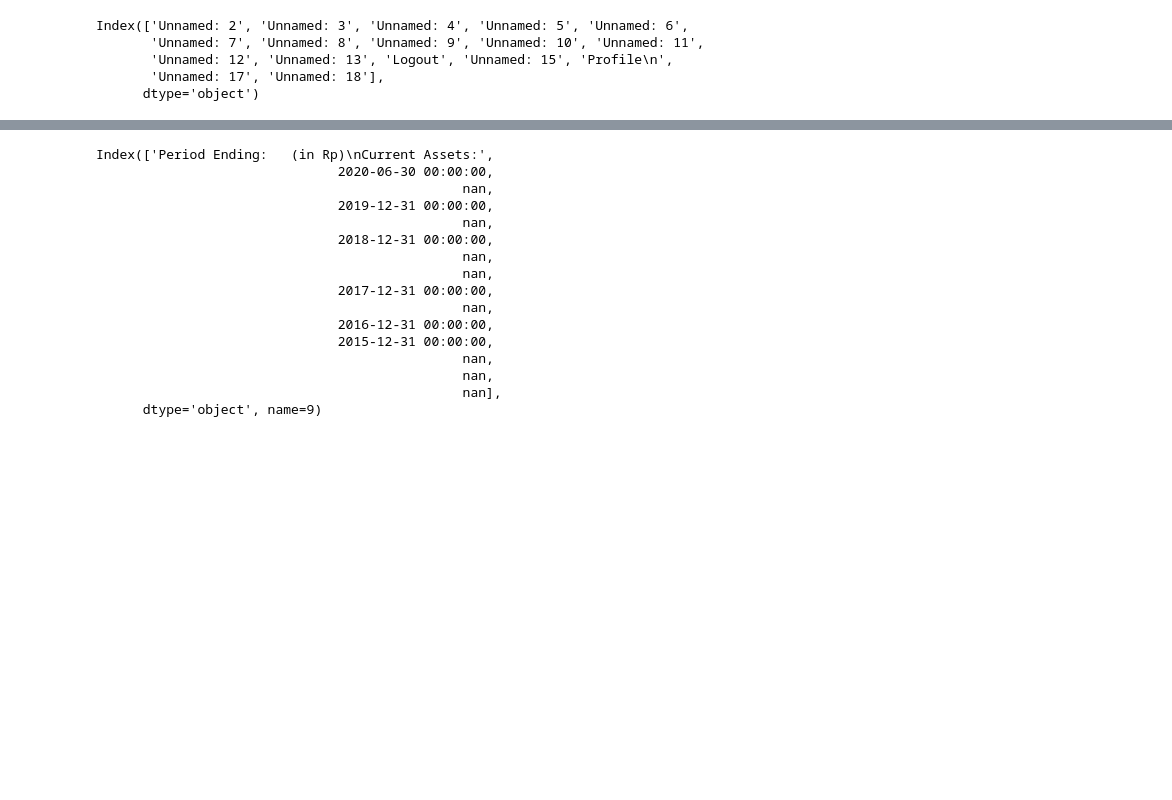
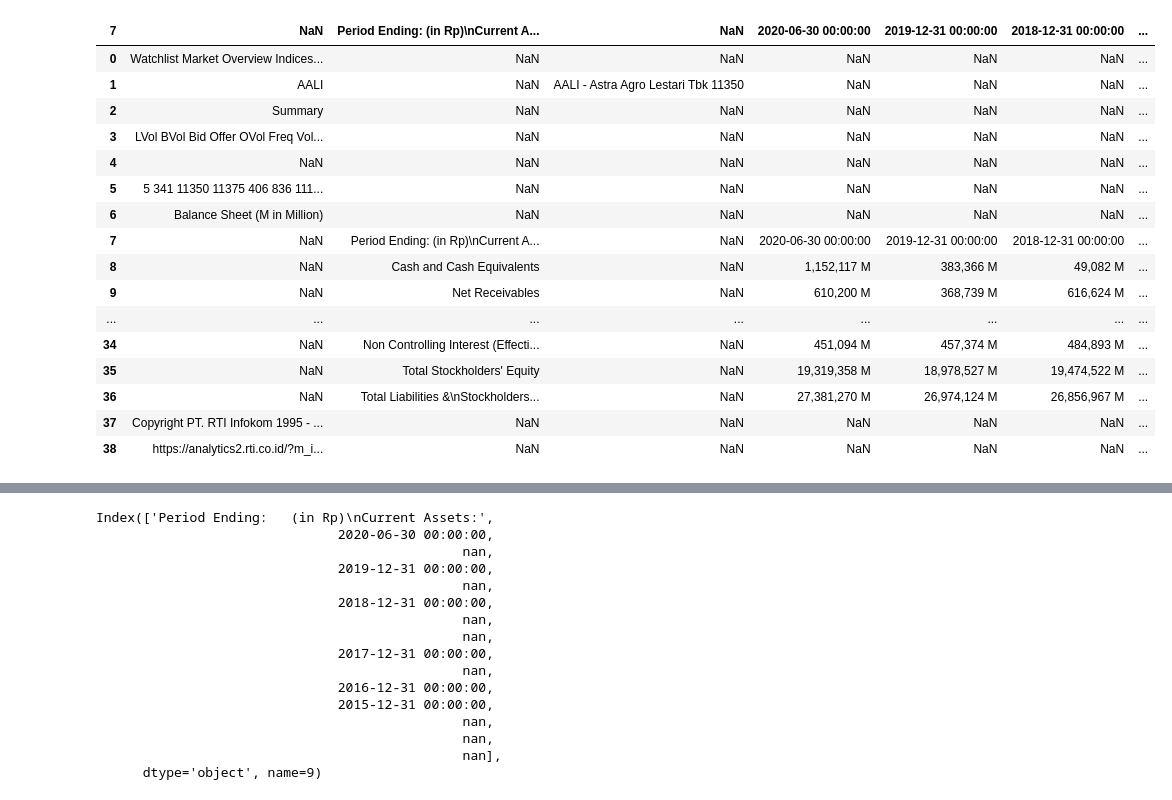
Before and after one commit to NikkiSatmaka/saham_indo_fs, a Jupyter notebook: Untitled.ipynb, the cells around one changed output, grey strips where cells are left out. Drawn from its saved outputs; the diff is of its cells as text; code cells hidden in the pictures; blank space fills up the shorter version.

```diff
--- a/Untitled.ipynb
+++ b/Untitled.ipynb
@@ -18,8 +8,22 @@ abba_bs.drop(columns=abba_bs.columns[1:3], inplace=True)
-# %%
-abba_bs.columns[1:3]
-# %% [output]
-Index(['Unnamed: 2', 'Unnamed: 3', 'Unnamed: 4', 'Unnamed: 5', 'Unnamed: 6',
-       'Unnamed: 7', 'Unnamed: 8', 'Unnamed: 9', 'Unnamed: 10', 'Unnamed: 11',
-       'Unnamed: 12', 'Unnamed: 13', 'Logout', 'Unnamed: 15', 'Profile\n',
-       'Unnamed: 17', 'Unnamed: 18'],
-      dtype='object')
+# %%
+aali_bs.columns = aali_bs.iloc[7]
+# %%
+aali_bs
+# %% [output]
+| 7 | NaN | Period Ending: (in Rp)\nCurrent A... | NaN | 2020-06-30 00:00:00 | 2019-12-31 00:00:00 | 2018-12-31 00:00:00 | ... |
+| 0 | Watchlist Market Overview Indices... | NaN | NaN | NaN | NaN | NaN | ... |
+| 1 | AALI | NaN | AALI - Astra Agro Lestari Tbk 11350 | NaN | NaN | NaN | ... |
+| 2 | Summary | NaN | NaN | NaN | NaN | NaN | ... |
+| 3 | LVol BVol Bid Offer OVol Freq Vol... | NaN | NaN | NaN | NaN | NaN | ... |
+| 4 | NaN | NaN | NaN | NaN | NaN | NaN | ... |
+| 5 | 5 341 11350 11375 406 836 111... | NaN | NaN | NaN | NaN | NaN | ... |
+| 6 | Balance Sheet (M in Million) | NaN | NaN | NaN | NaN | NaN | ... |
+| 7 | NaN | Period Ending: (in Rp)\nCurrent A... | NaN | 2020-06-30 00:00:00 | 2019-12-31 00:00:00 | 2018-12-31 00:00:00 | ... |
+| 8 | NaN | Cash and Cash Equivalents | NaN | 1,152,117 M | 383,366 M | 49,082 M | ... |
+| 9 | NaN | Net Receivables | NaN | 610,200 M | 368,739 M | 616,624 M | ... |
+| ... | ... | ... | ... | ... | ... | ... | ... |
+| 34 | NaN | Non Controlling Interest (Effecti... | NaN | 451,094 M | 457,374 M | 484,893 M | ... |
+| 35 | NaN | Total Stockholders' Equity | NaN | 19,319,358 M | 18,978,527 M | 19,474,522 M | ... |
+| 36 | NaN | Total Liabilities &\nStockholders... | NaN | 27,381,270 M | 26,974,124 M | 26,856,967 M | ... |
+| 37 | Copyright PT. RTI Infokom 1995 - ... | NaN | NaN | NaN | NaN | NaN | ... |
+| 38 | https://analytics2.rti.co.id/?m_i... | NaN | NaN | NaN | NaN | NaN | ... |
```
Also changed, not shown: parts of 7 cells of this notebook, 1 other file.
